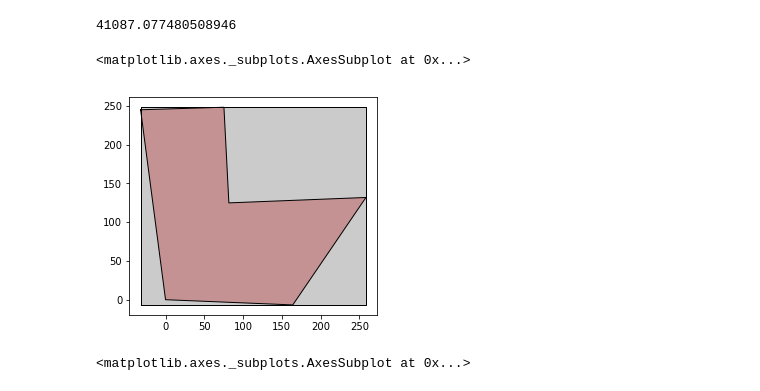
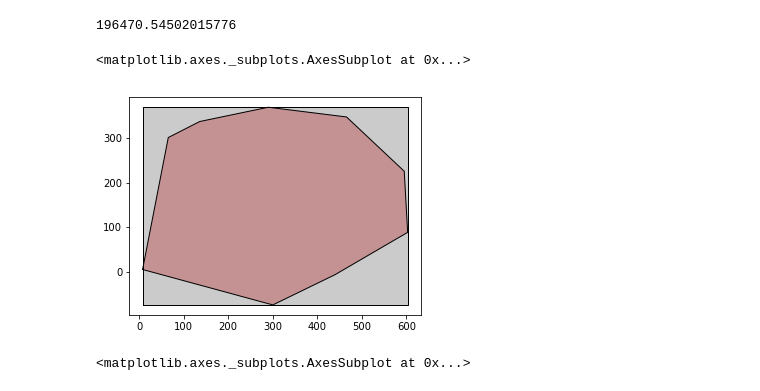
Before and after one commit to tristanwqy/basemap, a Jupyter notebook: circle_algo.ipynb, the cells around one changed output. Saved outputs shown, nothing was run; the diff lists cells and outputs as text; code cells hidden in the pictures.

```diff
--- a/circle_algo.ipynb
+++ b/circle_algo.ipynb
@@ -70,13 +70,13 @@ base5 = Polygon([
 ])
 series = [base1, base2, base3, base4, base5]
 # %%
-base = base1
+base = base4
 print(base.area)
 gpd.GeoSeries([base,base.envelope]).plot()
 # %% [output]
-41087.077480508946
+196470.54502015776
 <matplotlib.axes._subplots.AxesSubplot at 0x...>
-[figure, old version]
+[figure, new version]
 # %%
 from shapely.ops import cascaded_union
 import random
```
Also changed, not shown: parts of 3 cells of this notebook.
